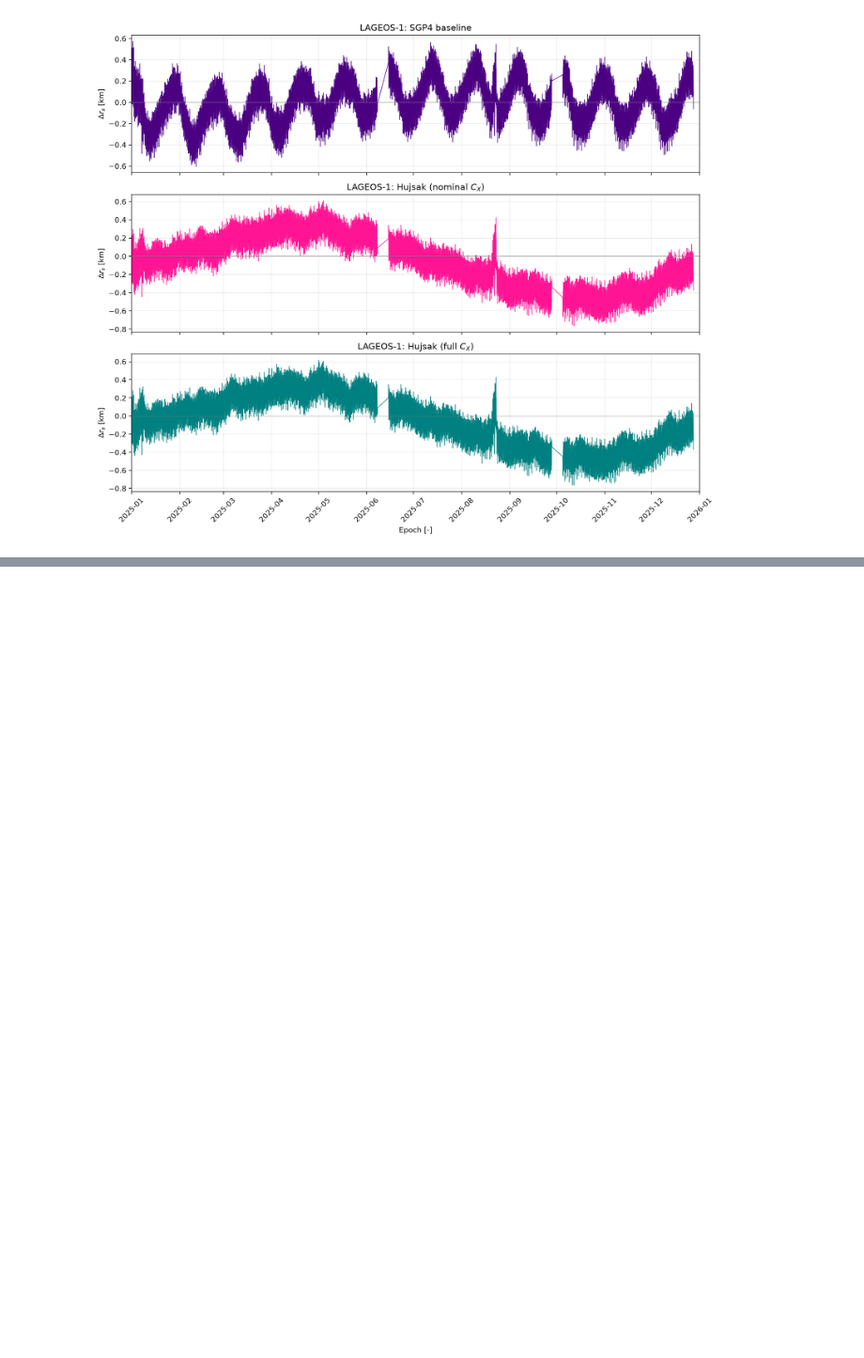
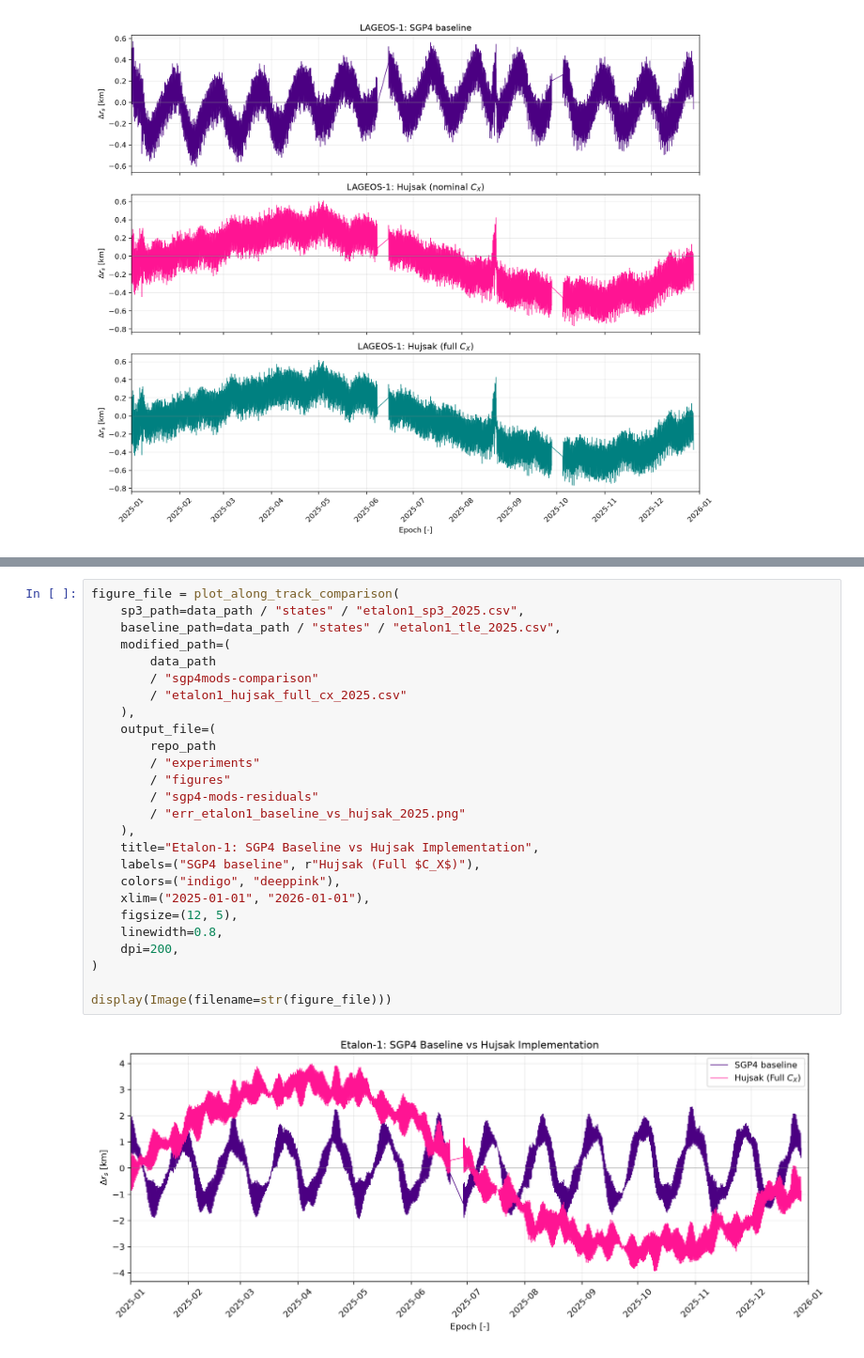
Before and after one commit to ada-gmr24/brent, a Jupyter notebook: experiments/03_sgp4_mods.ipynb, the cells around one changed output, grey strips where cells are left out. Shown at 94% size. Cells and saved outputs as stored; diff of their text form; blank space fills up the shorter version.

Commit message:
#7 Adding Etalon-1 and Etalon-2 lunisolar corrected SGP4 along-track residual plots

```diff
--- a/experiments/03_sgp4_mods.ipynb
+++ b/experiments/03_sgp4_mods.ipynb
@@ -217,0 +303,28 @@ These are of course terrible. While the 28-day variation is removed and smoothed
+# %%
+figure_file = plot_along_track_comparison(
+    sp3_path=data_path / "states" / "etalon1_sp3_2025.csv",
+    baseline_path=data_path / "states" / "etalon1_tle_2025.csv",
+    modified_path=(
+        data_path
+        / "sgp4mods-comparison"
+        / "etalon1_hujsak_full_cx_2025.csv"
+    ),
+    output_file=(
+        repo_path
+        / "experiments"
+        / "figures"
+        / "sgp4-mods-residuals"
+        / "err_etalon1_baseline_vs_hujsak_2025.png"
+    ),
+    title="Etalon-1: SGP4 Baseline vs Hujsak Implementation",
+    labels=("SGP4 baseline", r"Hujsak (Full $C_X$)"),
+    colors=("indigo", "deeppink"),
+    xlim=("2025-01-01", "2026-01-01"),
+    figsize=(12, 5),
+    linewidth=0.8,
+    dpi=200,
+)
+
+display(Image(filename=str(figure_file)))
+# %% [output]
+[figure, added]
```
Also changed, not shown: parts of 5 cells of this notebook.
